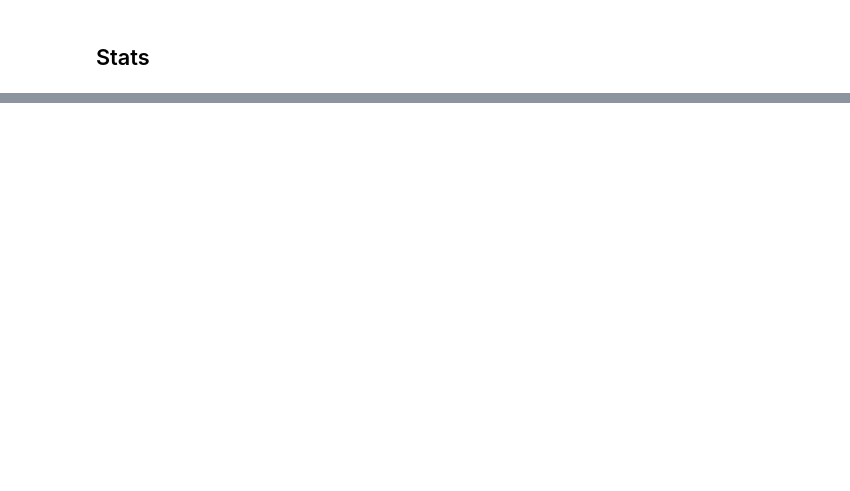
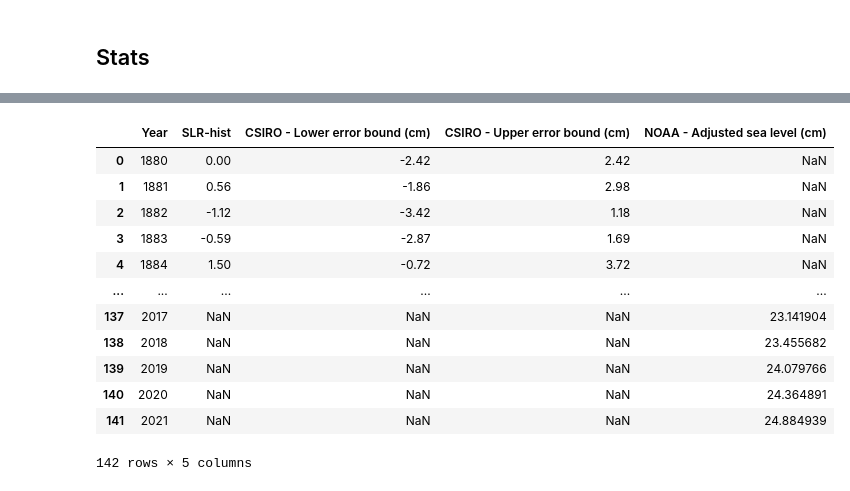
Before and after one commit to jdmandras/Project-3, a Jupyter notebook: Individual Workspaces/Jennifer Alvarez/Jennifer.ipynb, the cells around one changed output, grey strips where cells are left out. Drawn from its saved outputs; the diff is of its cells as text; code cells hidden in the pictures; blank space fills up the shorter version.

```diff
--- a/Individual Workspaces/Jennifer Alvarez/Jennifer.ipynb
+++ b/Individual Workspaces/Jennifer Alvarez/Jennifer.ipynb
@@ -270,0 +310,16 @@ global_meanslr
+# %%
+slr_data_historical
+# %% [output]
+|  | Year | SLR-hist | CSIRO - Lower error bound (cm) | CSIRO - Upper error bound (cm) | NOAA - Adjusted sea level (cm) |
+| 0 | 1880 | 0.00 | -2.42 | 2.42 | NaN |
+| 1 | 1881 | 0.56 | -1.86 | 2.98 | NaN |
+| 2 | 1882 | -1.12 | -3.42 | 1.18 | NaN |
+| 3 | 1883 | -0.59 | -2.87 | 1.69 | NaN |
+| 4 | 1884 | 1.50 | -0.72 | 3.72 | NaN |
+| ... | ... | ... | ... | ... | ... |
+| 137 | 2017 | NaN | NaN | NaN | 23.141904 |
+| 138 | 2018 | NaN | NaN | NaN | 23.455682 |
+| 139 | 2019 | NaN | NaN | NaN | 24.079766 |
+| 140 | 2020 | NaN | NaN | NaN | 24.364891 |
+| 141 | 2021 | NaN | NaN | NaN | 24.884939 |
+142 rows × 5 columns
```
Also changed, not shown: parts of 14 cells of this notebook, 3 other files.
